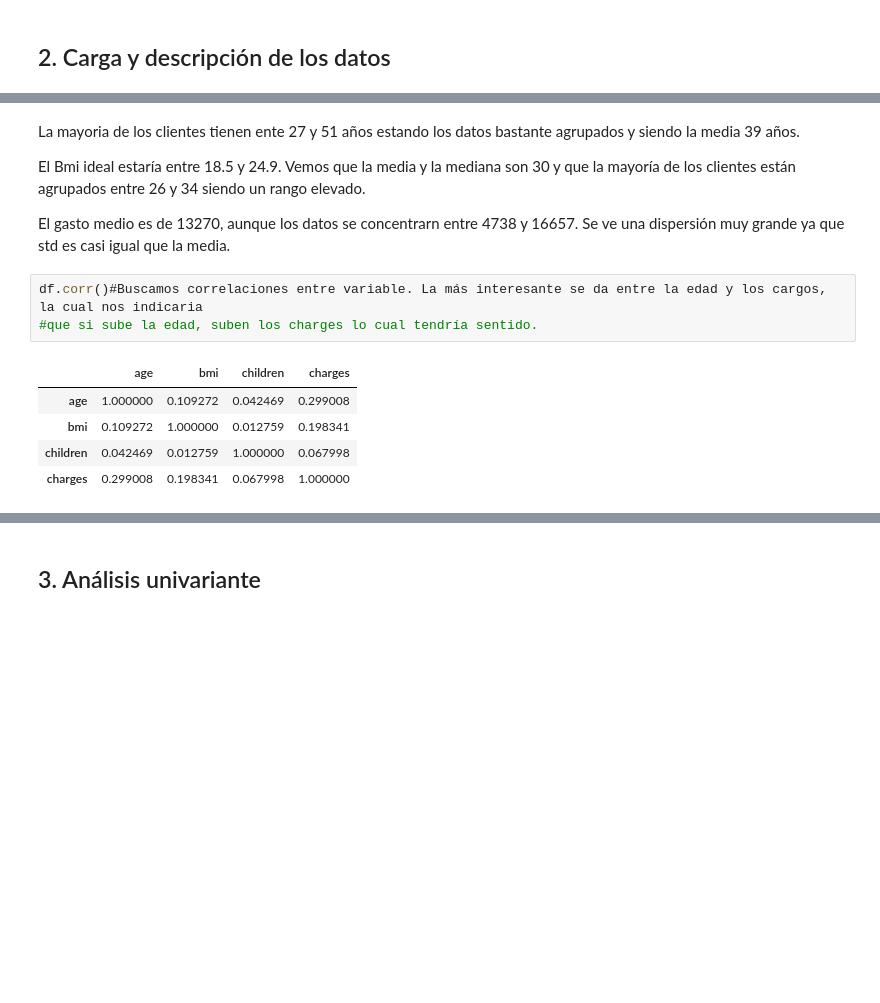
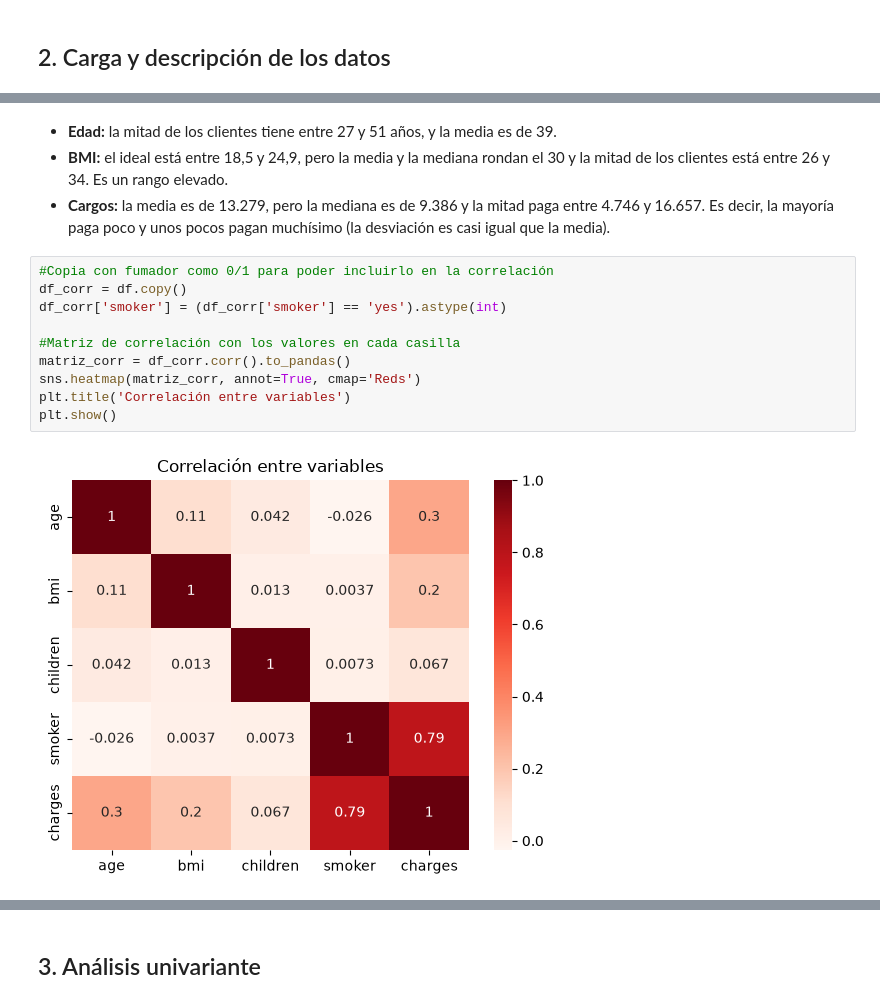
Before and after one commit to fernanditomartinez85/INSURANCE, a Jupyter notebook: Practica_final_pyspark_Fer_mez_FINAL.ipynb, the cells around one changed output, grey strips where cells are left out. Saved outputs shown, nothing was run; the diff lists cells and outputs as text; blank space fills up the shorter version.

```diff
--- a/Practica_final_pyspark_Fer_mez_FINAL.ipynb
+++ b/Practica_final_pyspark_Fer_mez_FINAL.ipynb
@@ -88,15 +117,16 @@ df.describe()
 # %% [markdown]
-La mayoria de los clientes tienen ente 27 y 51 años estando los datos bastante agrupados y siendo la media 39 años.
-
-El Bmi ideal estaría entre 18.5 y 24.9. Vemos que la media y la mediana son 30 y que la mayoría de los clientes están agrupados entre 26 y 34 siendo un rango elevado.
-
-El gasto medio es de 13270, aunque los datos se concentrarn entre 4738 y 16657. Se ve una dispersión muy grande ya que std es casi igual que la media.
+- **Edad:** la mitad de los clientes tiene entre 27 y 51 años, y la media es de 39.
+- **BMI:** el ideal está entre 18,5 y 24,9, pero la media y la mediana rondan el 30 y la mitad de los clientes está entre 26 y 34. Es un rango elevado.
+- **Cargos:** la media es de 13.279, pero la mediana es de 9.386 y la mitad paga entre 4.746 y 16.657. Es decir, la mayoría paga poco y unos pocos pagan muchísimo (la desviación es casi igual que la media).
-# %%
-df.corr()#Buscamos correlaciones entre variable. La más interesante se da entre la edad y los cargos, la cual nos indicaria
-#que si sube la edad, suben los charges lo cual tendría sentido.
-# %% [output]
-|  | age | bmi | children | charges |
-| age | 1.000000 | 0.109272 | 0.042469 | 0.299008 |
-| bmi | 0.109272 | 1.000000 | 0.012759 | 0.198341 |
-| children | 0.042469 | 0.012759 | 1.000000 | 0.067998 |
-| charges | 0.299008 | 0.198341 | 0.067998 | 1.000000 |
+# %%
+#Copia con fumador como 0/1 para poder incluirlo en la correlación
+df_corr = df.copy()
+df_corr['smoker'] = (df_corr['smoker'] == 'yes').astype(int)
+
+#Matriz de correlación con los valores en cada casilla
+matriz_corr = df_corr.corr().to_pandas()
+sns.heatmap(matriz_corr, annot=True, cmap='Reds')
+plt.title('Correlación entre variables')
+plt.show()
+# %% [output]
+[figure, added]
```
Also changed, not shown: parts of 148 cells of this notebook, 1 other file.
